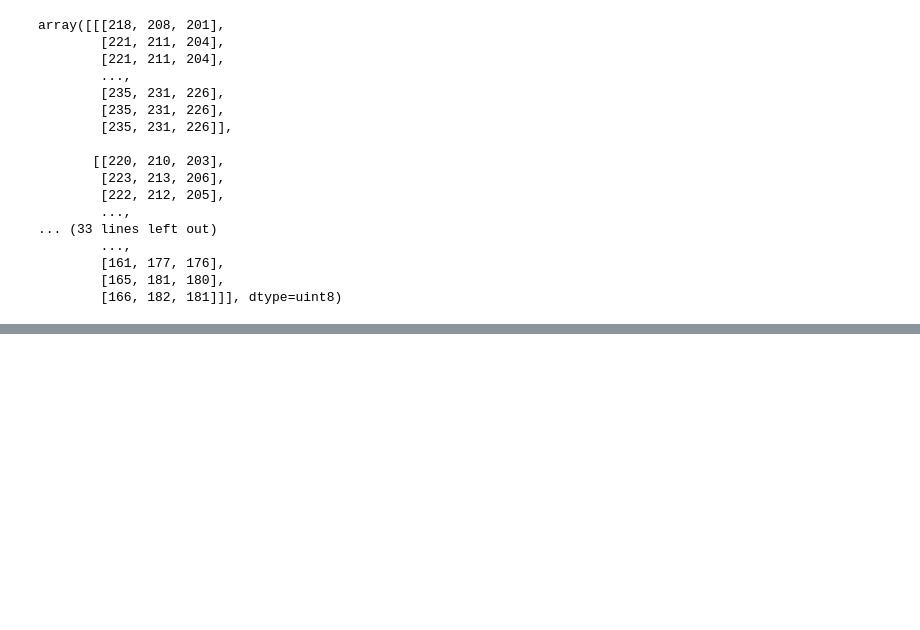
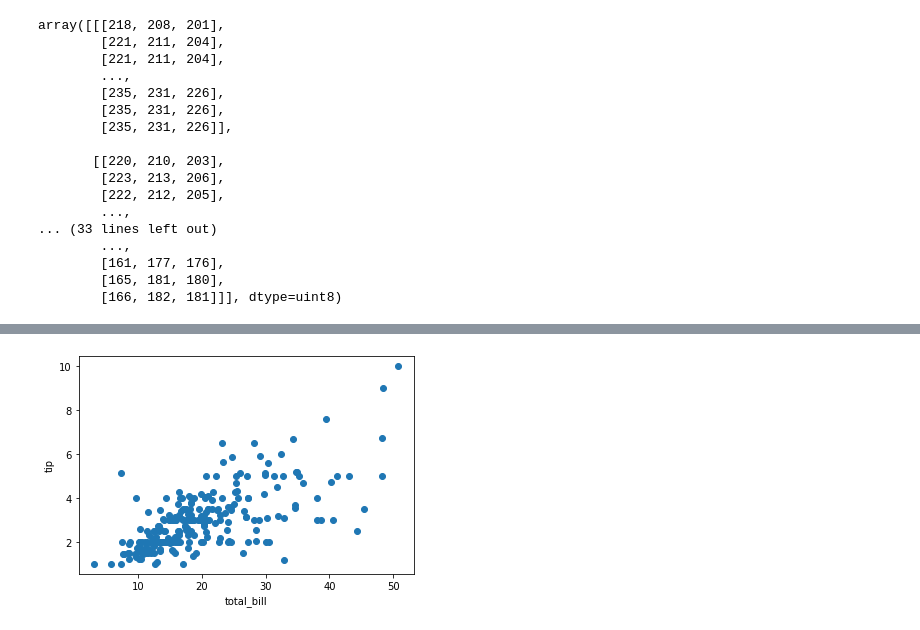
Before and after one commit to ENG19CS0334-TEJAAL-M/Python-programming, a Jupyter notebook: VODAFONE_LAB.ipynb, the cells around one changed output, grey strips where cells are left out. Drawn from its saved outputs; the diff is of its cells as text; code cells hidden in the pictures; blank space fills up the shorter version.

```diff
--- a/VODAFONE_LAB.ipynb
+++ b/VODAFONE_LAB.ipynb
@@ -650,0 +907,2 @@ array([[[218, 208, 201],
+# %%
+b=sns.load_dataset('tips')
@@ -650,0 +940,10 @@ array([[[218, 208, 201],
+# %%
+x=[100,200,300,50]
+y=[1000,20,3000,90]
+#plt.plot(x,y)
+plt.scatter(b['total_bill'],b['tip'])
+plt.xlabel('total_bill')
+plt.ylabel('tip')
+plt.show()
+# %% [output]
+[figure, added]
```
Also changed, not shown: parts of 39 cells of this notebook.
